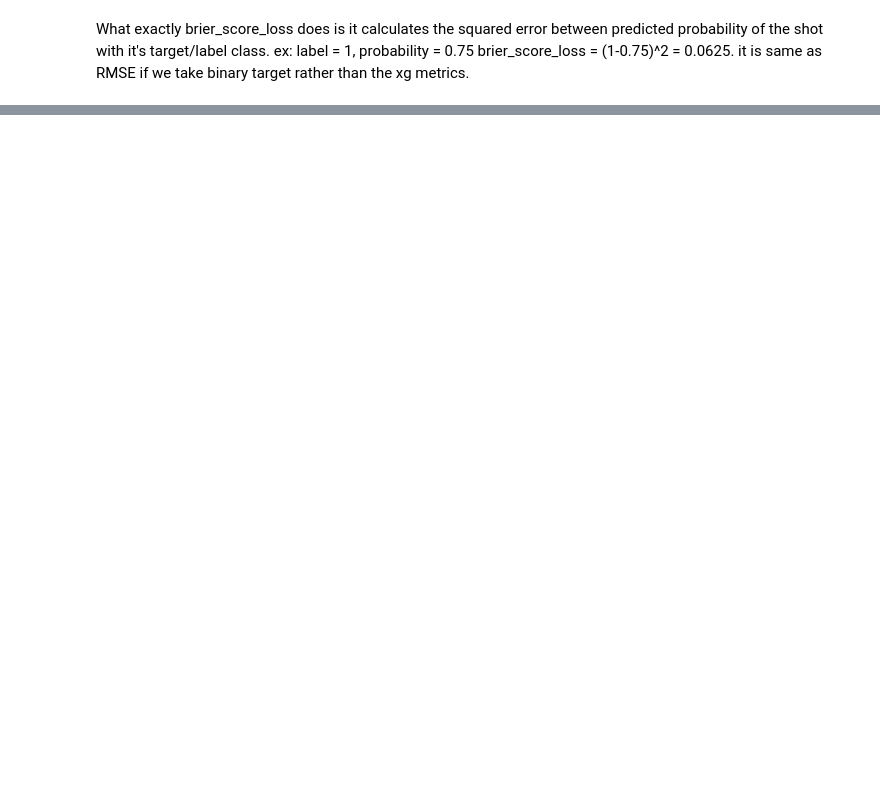
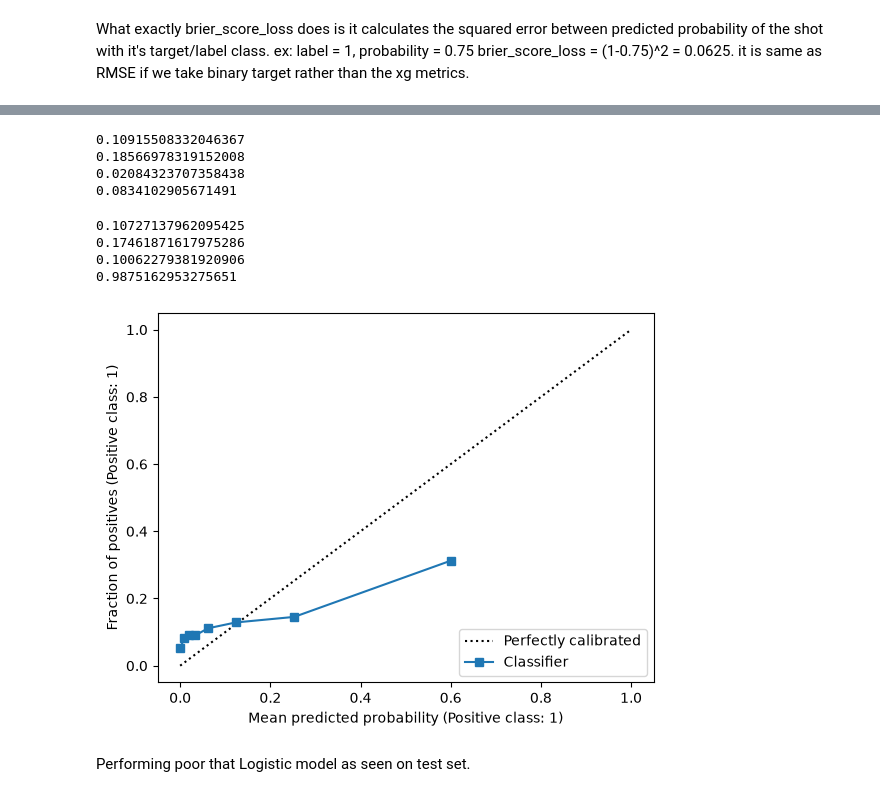
Before and after one commit to AtharvaManale/xG-predict, a Jupyter notebook: notebooks/preprocessing_and_experimentation.ipynb, the cells around one changed output, grey strips where cells are left out. Saved outputs shown, nothing was run; the diff lists cells and outputs as text; code cells hidden in the pictures; blank space fills up the shorter version.

```diff
--- a/notebooks/preprocessing_and_experimentation.ipynb
+++ b/notebooks/preprocessing_and_experimentation.ipynb
@@ -144,0 +169,7 @@ plt.show()
+# %%
+random_clf_pipeline = Pipeline([
+    ('preprocessing', preprocessing),
+    ('random_clf', RandomForestClassifier(random_state=42))
+])
+# %%
+random_clf_pipeline.fit(X_train, y_train)
@@ -144,0 +192,33 @@ plt.show()
+# %%
+# predicted xG for trainset
+predicted_xG_train = random_clf_pipeline.predict_proba(X_train)[:, 1]
+print(mean_absolute_error(xg_train, predicted_xG_train))
+print(root_mean_squared_error(xg_train, predicted_xG_train))
+actual_goals_train = np.asarray(y_train).ravel()
+print(brier_score_loss(actual_goals_train, predicted_xG_train))
+print(log_loss(actual_goals_train, predicted_xG_train))
+# %% [output]
+0.10915508332046367
+0.18566978319152008
+0.02084323707358438
+0.0834102905671491
+# %%
+# predicted xG for testset
+predicted_xG_test = random_clf_pipeline.predict_proba(X_test)[:, 1]
+print(mean_absolute_error(xg_test, predicted_xG_test))
+print(root_mean_squared_error(xg_test, predicted_xG_test))
+actual_goals_test = np.asarray(y_test).ravel()
+print(brier_score_loss(actual_goals_test, predicted_xG_test))
+print(log_loss(actual_goals_test, predicted_xG_test))
+# %% [output]
+0.10727137962095425
+0.17461871617975286
+0.10062279381920906
+0.9875162953275651
+# %%
+CalibrationDisplay.from_predictions(actual_goals_test, predicted_xG_test, n_bins=10, strategy='quantile')
+plt.show()
+# %% [output]
+[figure, added]
+# %% [markdown]
+Performing poor that Logistic model as seen on test set.
```
Also changed, not shown: parts of 18 cells of this notebook.
